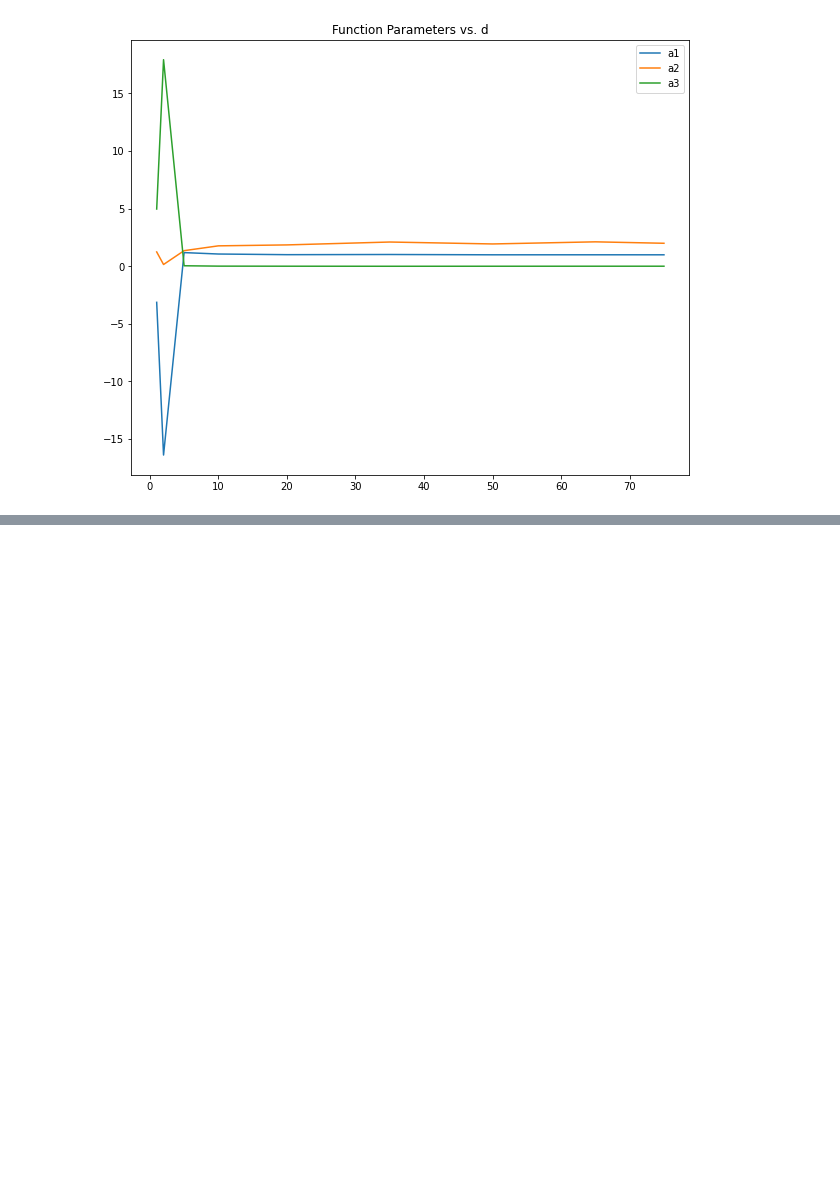
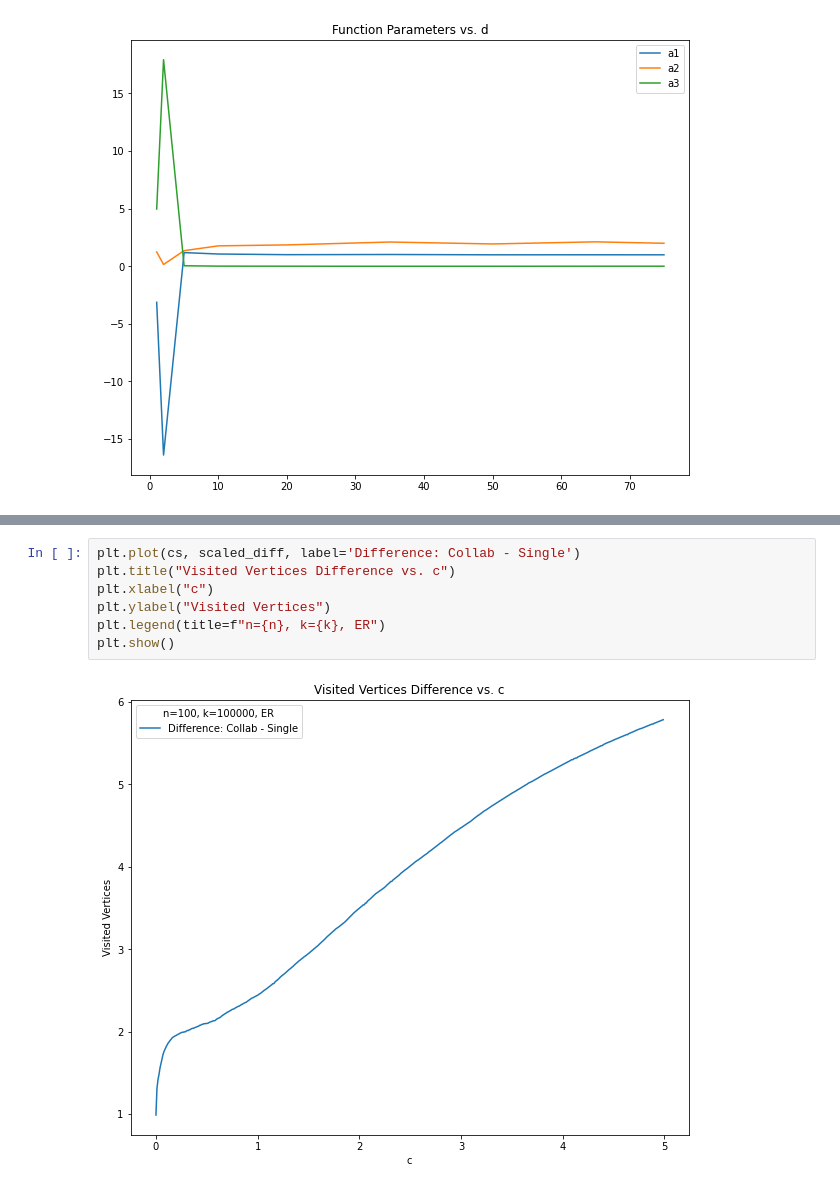
Before and after one commit to andrew-yin/rw-on-rg, a Jupyter notebook: notebooks/collab-4-22.ipynb, the cells around one changed output, grey strips where cells are left out. Saved outputs shown, nothing was run; the diff lists cells and outputs as text; blank space fills up the shorter version.

```diff
--- a/notebooks/collab-4-22.ipynb
+++ b/notebooks/collab-4-22.ipynb
@@ -124,0 +164,9 @@ plt.show()
+# %%
+plt.plot(cs, scaled_diff, label='Difference: Collab - Single')
+plt.title("Visited Vertices Difference vs. c")
+plt.xlabel("c")
+plt.ylabel("Visited Vertices")
+plt.legend(title=f"n={n}, k={k}, ER")
+plt.show()
+# %% [output]
+[figure, added]
```
Also changed, not shown: parts of 3 cells of this notebook.
